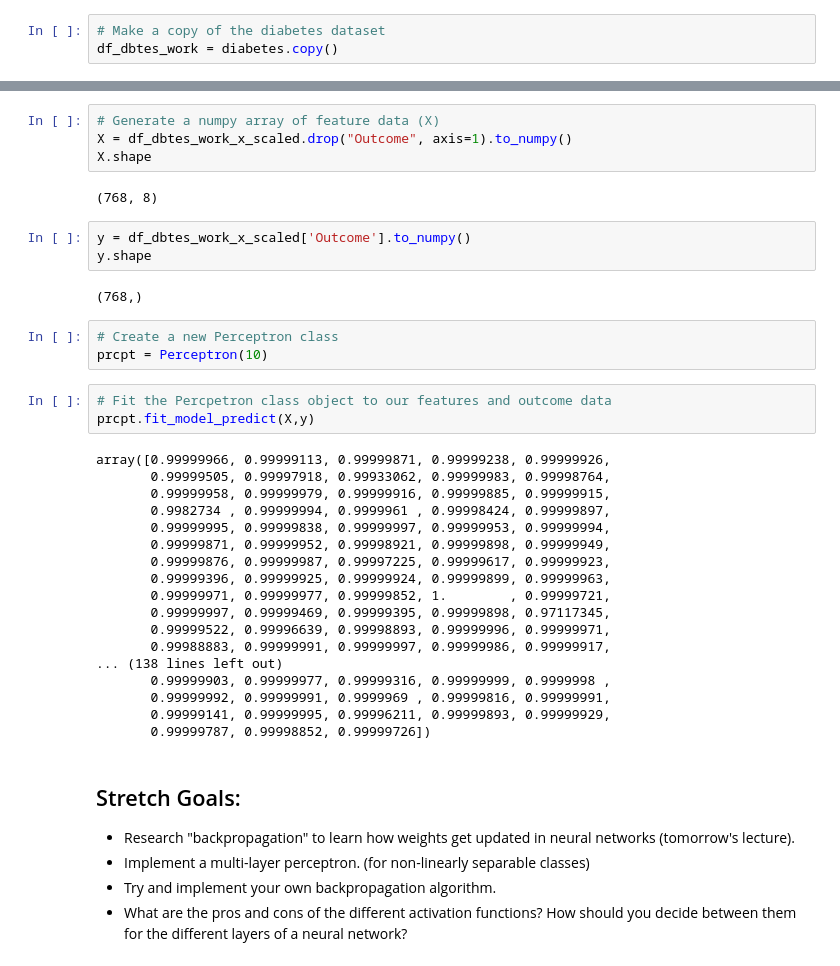
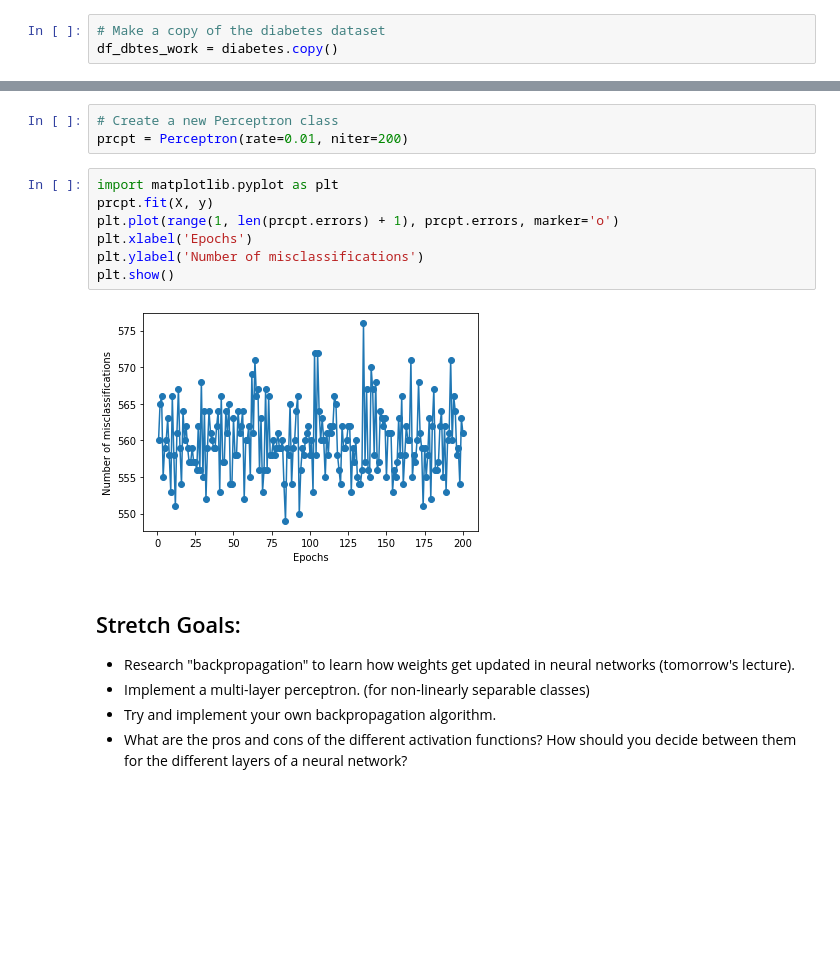
Before and after one commit to danoand/DS-Unit-4-Sprint-2-Neural-Networks, a Jupyter notebook: module1-Intro-to-Neural-Networks/LS_DS_421_Intro_to_NN_Assignment.ipynb, the cells around one changed output, grey strips where cells are left out. Cells and saved outputs as stored; diff of their text form; blank space fills up the shorter version.

```diff
--- a/module1-Intro-to-Neural-Networks/LS_DS_421_Intro_to_NN_Assignment.ipynb
+++ b/module1-Intro-to-Neural-Networks/LS_DS_421_Intro_to_NN_Assignment.ipynb
@@ -310,38 +301,15 @@ class Perceptron:
-# %%
-# Generate a numpy array of feature data (X)
-X = df_dbtes_work_x_scaled.drop("Outcome", axis=1).to_numpy()
-X.shape
-# %% [output]
-(768, 8)
-# %%
-y = df_dbtes_work_x_scaled['Outcome'].to_numpy()
-y.shape
-# %% [output]
-(768,)
 # %%
 # Create a new Perceptron class
-prcpt = Perceptron(10)
+prcpt = Perceptron(rate=0.01, niter=200)
-# %%
-# Fit the Percpetron class object to our features and outcome data
-prcpt.fit_model_predict(X,y)
-# %% [output]
-array([0.99999966, 0.99999113, 0.99999871, 0.99999238, 0.99999926,
-       0.99999505, 0.99997918, 0.99933062, 0.99999983, 0.99998764,
-       0.99999958, 0.99999979, 0.99999916, 0.99999885, 0.99999915,
-       0.9982734 , 0.99999994, 0.9999961 , 0.99998424, 0.99999897,
-       0.99999995, 0.99999838, 0.99999997, 0.99999953, 0.99999994,
-       0.99999871, 0.99999952, 0.99998921, 0.99999898, 0.99999949,
-       0.99999876, 0.99999987, 0.99997225, 0.99999617, 0.99999923,
-       0.99999396, 0.99999925, 0.99999924, 0.99999899, 0.99999963,
-       0.99999971, 0.99999977, 0.99999852, 1.        , 0.99999721,
-       0.99999997, 0.99999469, 0.99999395, 0.99999898, 0.97117345,
-       0.99999522, 0.99996639, 0.99998893, 0.99999996, 0.99999971,
-       0.99988883, 0.99999991, 0.99999997, 0.99999986, 0.99999917,
-... (138 lines left out)
-       0.99999903, 0.99999977, 0.99999316, 0.99999999, 0.9999998 ,
-       0.99999992, 0.99999991, 0.9999969 , 0.99999816, 0.99999991,
-       0.99999141, 0.99999995, 0.99996211, 0.99999893, 0.99999929,
-       0.99999787, 0.99998852, 0.99999726])
+# %%
+import matplotlib.pyplot as plt
+prcpt.fit(X, y)
+plt.plot(range(1, len(prcpt.errors) + 1), prcpt.errors, marker='o')
+plt.xlabel('Epochs')
+plt.ylabel('Number of misclassifications')
+plt.show()
+# %% [output]
+[figure, added]
 # %% [markdown]
 ## Stretch Goals:
 
```
Also changed, not shown: parts of 10 cells of this notebook, 1 other file.
